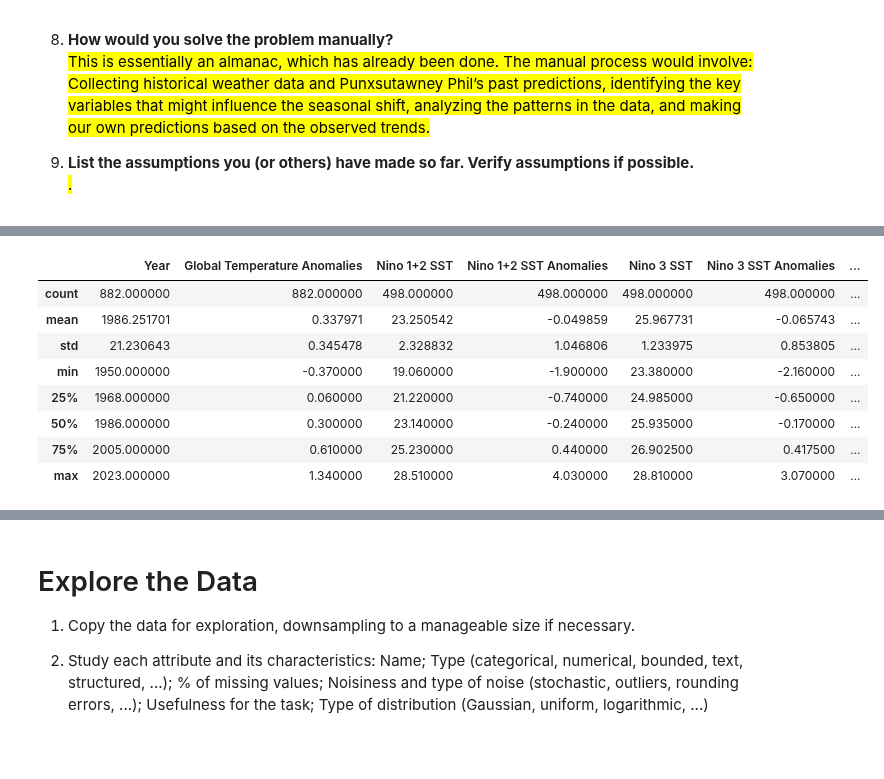
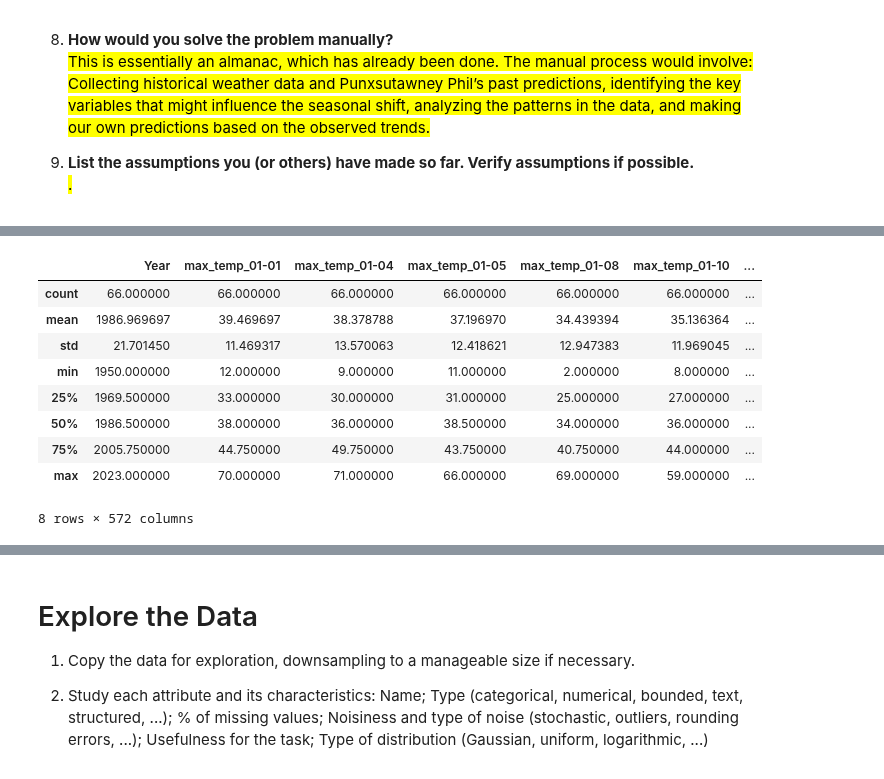
Before and after one commit to jyounes23/Project1CSCI296, a Jupyter notebook: Early Spring.ipynb, the cells around one changed output, grey strips where cells are left out. Cells and saved outputs as stored; diff of their text form; code cells hidden in the pictures.

```diff
--- a/Early Spring.ipynb
+++ b/Early Spring.ipynb
@@ -238,9 +238,18 @@ def merge_all_datasets():
    merged_data = pd.merge(merged_data, early_spring, on='Year', how='inner')
 
    # Write the merged DataFrame to a CSV file
-   merged_data.to_csv("Final_MergedData.csv", index=False)
+   merged_data.to_csv("All_MergedData.csv", index=False)
 
    return merged_data
 
+def read_All_Merged_Data():
+    """
+    Reads the final merged data file and returns a pandas DataFrame.
+    """
+    final_merged_data = pd.read_csv("All_MergedData.csv")
+    return final_merged_data
+
 
 merge_all_datasets()
+
+allMergedData = read_All_Merged_Data()
@@ -278,13 +273,14 @@ data.shape
 # %%
-data.describe()
+allMergedData.describe()
 # %% [output]
-|  | Year | Global Temperature Anomalies | Nino 1+2 SST | Nino 1+2 SST Anomalies | Nino 3 SST | Nino 3 SST Anomalies | ... |
-| count | 882.000000 | 882.000000 | 498.000000 | 498.000000 | 498.000000 | 498.000000 | ... |
-| mean | 1986.251701 | 0.337971 | 23.250542 | -0.049859 | 25.967731 | -0.065743 | ... |
-| std | 21.230643 | 0.345478 | 2.328832 | 1.046806 | 1.233975 | 0.853805 | ... |
-| min | 1950.000000 | -0.370000 | 19.060000 | -1.900000 | 23.380000 | -2.160000 | ... |
-| 25% | 1968.000000 | 0.060000 | 21.220000 | -0.740000 | 24.985000 | -0.650000 | ... |
-| 50% | 1986.000000 | 0.300000 | 23.140000 | -0.240000 | 25.935000 | -0.170000 | ... |
-| 75% | 2005.000000 | 0.610000 | 25.230000 | 0.440000 | 26.902500 | 0.417500 | ... |
-| max | 2023.000000 | 1.340000 | 28.510000 | 4.030000 | 28.810000 | 3.070000 | ... |
+|  | Year | max_temp_01-01 | max_temp_01-04 | max_temp_01-05 | max_temp_01-08 | max_temp_01-10 | ... |
+| count | 66.000000 | 66.000000 | 66.000000 | 66.000000 | 66.000000 | 66.000000 | ... |
+| mean | 1986.969697 | 39.469697 | 38.378788 | 37.196970 | 34.439394 | 35.136364 | ... |
+| std | 21.701450 | 11.469317 | 13.570063 | 12.418621 | 12.947383 | 11.969045 | ... |
+| min | 1950.000000 | 12.000000 | 9.000000 | 11.000000 | 2.000000 | 8.000000 | ... |
+| 25% | 1969.500000 | 33.000000 | 30.000000 | 31.000000 | 25.000000 | 27.000000 | ... |
+| 50% | 1986.500000 | 38.000000 | 36.000000 | 38.500000 | 34.000000 | 36.000000 | ... |
+| 75% | 2005.750000 | 44.750000 | 49.750000 | 43.750000 | 40.750000 | 44.000000 | ... |
+| max | 2023.000000 | 70.000000 | 71.000000 | 66.000000 | 69.000000 | 59.000000 | ... |
+8 rows × 572 columns
 # %%
```
Also changed, not shown: parts of 9 cells of this notebook, 2 other files.
